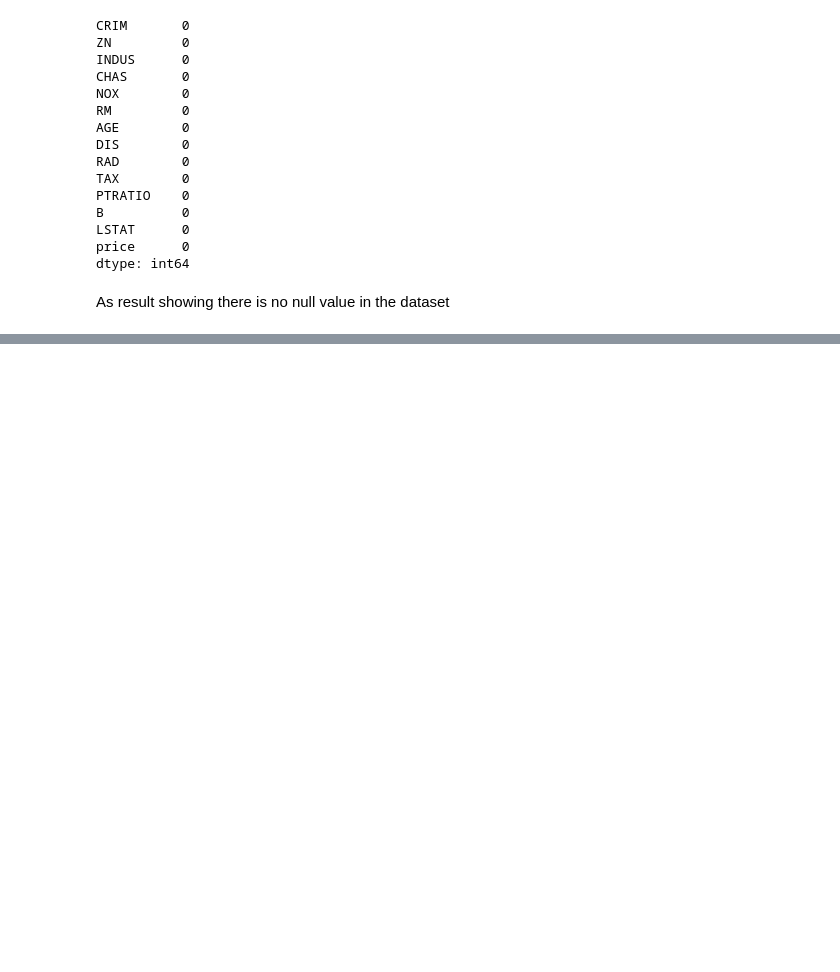
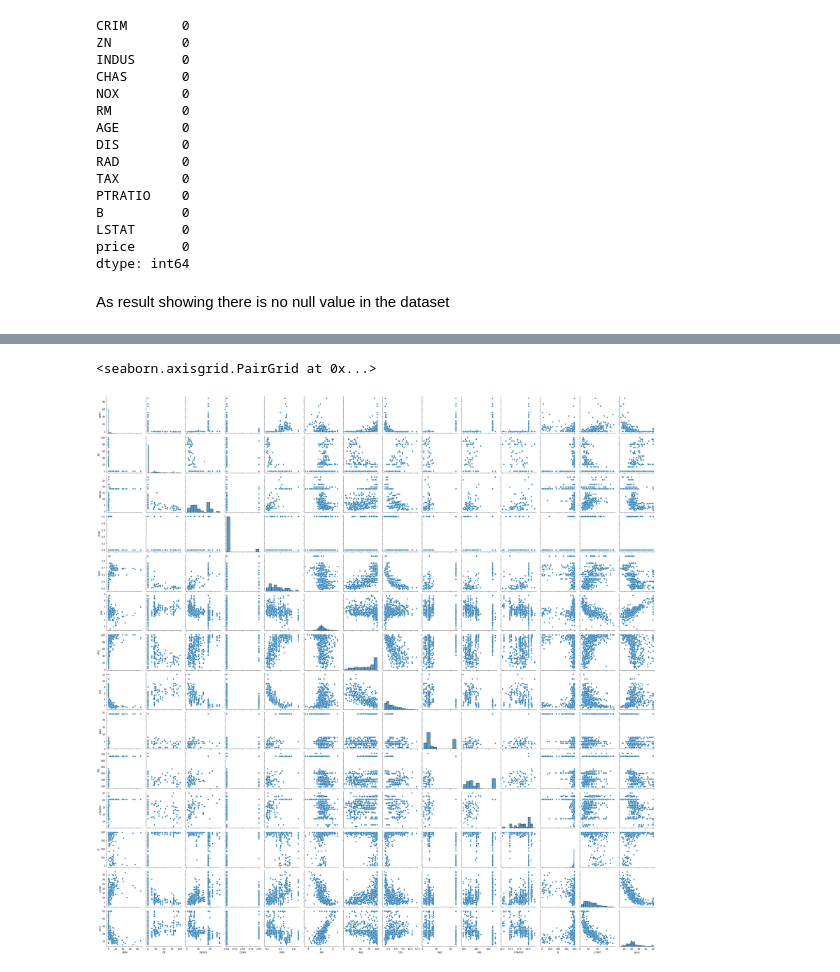
Before and after one commit to NageWC1/Linear_Regression_With_Docker, a Jupyter notebook: Linear Regression With Docker.ipynb, the cells around one changed output, grey strips where cells are left out. Drawn from its saved outputs; the diff is of its cells as text; code cells hidden in the pictures; blank space fills up the shorter version.

```diff
--- a/Linear Regression With Docker.ipynb
+++ b/Linear Regression With Docker.ipynb
@@ -167,0 +209,9 @@ As result showing there is no null value in the dataset
+# %%
+# let check with simple pairplot with seaborn
+import seaborn as sns
+sns.pairplot(dataset)
+
+# these graph we see hardly but if we have less number of feature thism
+# %% [output]
+<seaborn.axisgrid.PairGrid at 0x...>
+[figure, added]
```
Also changed, not shown: parts of 17 cells of this notebook.
